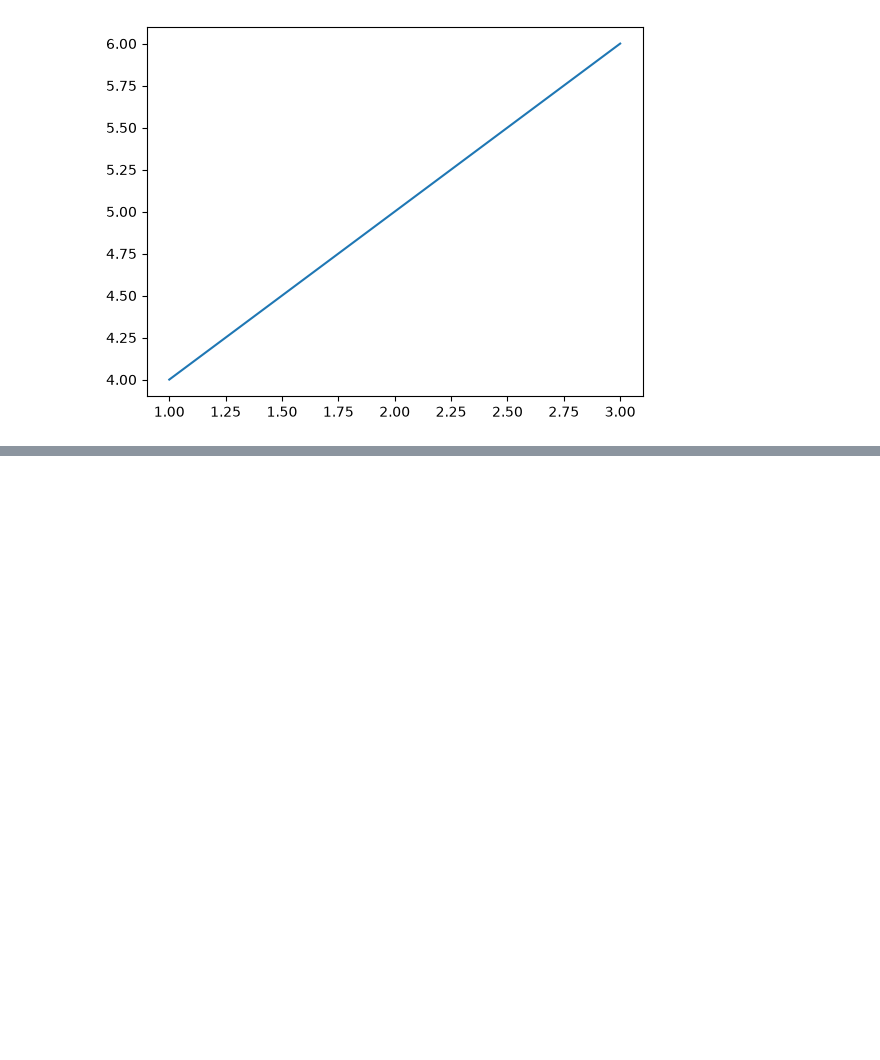
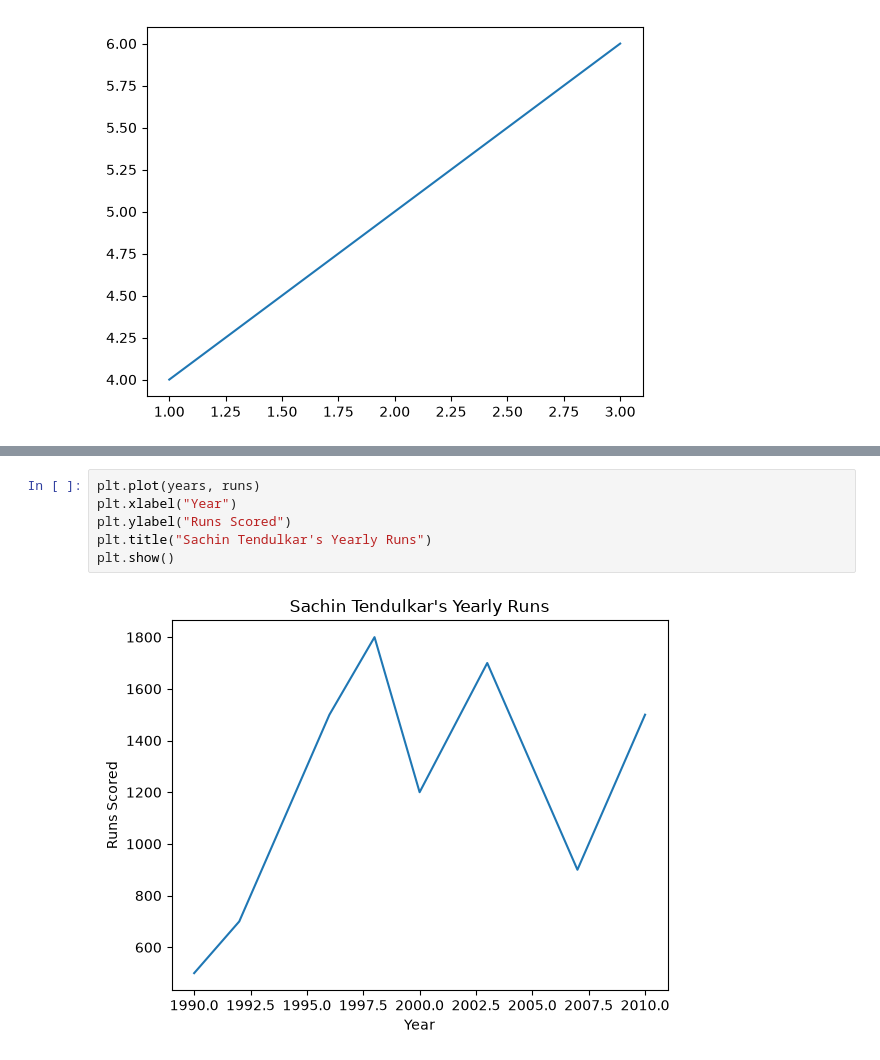
Before and after one commit to AtharvBorkar/Data-Science-Files, a Jupyter notebook: Shreya/Data Visualization using Matplotlib and Seaborn/plotting charts using MAtplotlib.ipynb, the cells around one changed output, grey strips where cells are left out. Saved outputs shown, nothing was run; the diff lists cells and outputs as text; blank space fills up the shorter version.

```diff
--- a/Shreya/Data Visualization using Matplotlib and Seaborn/plotting charts using MAtplotlib.ipynb
+++ b/Shreya/Data Visualization using Matplotlib and Seaborn/plotting charts using MAtplotlib.ipynb
@@ -6,0 +15,8 @@ plt.show()
+# %%
+plt.plot(years, runs)
+plt.xlabel("Year")
+plt.ylabel("Runs Scored")
+plt.title("Sachin Tendulkar's Yearly Runs")
+plt.show()
+# %% [output]
+[figure, added]
```
Also changed, not shown: parts of 1 cell of this notebook.
